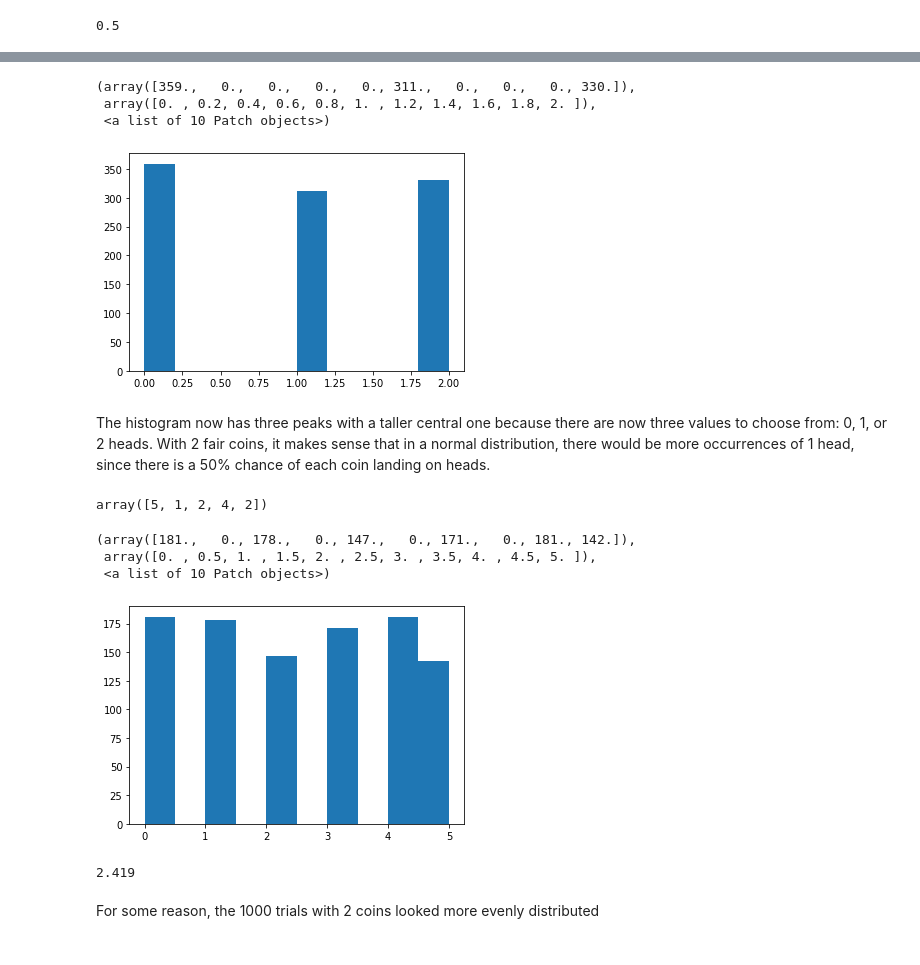
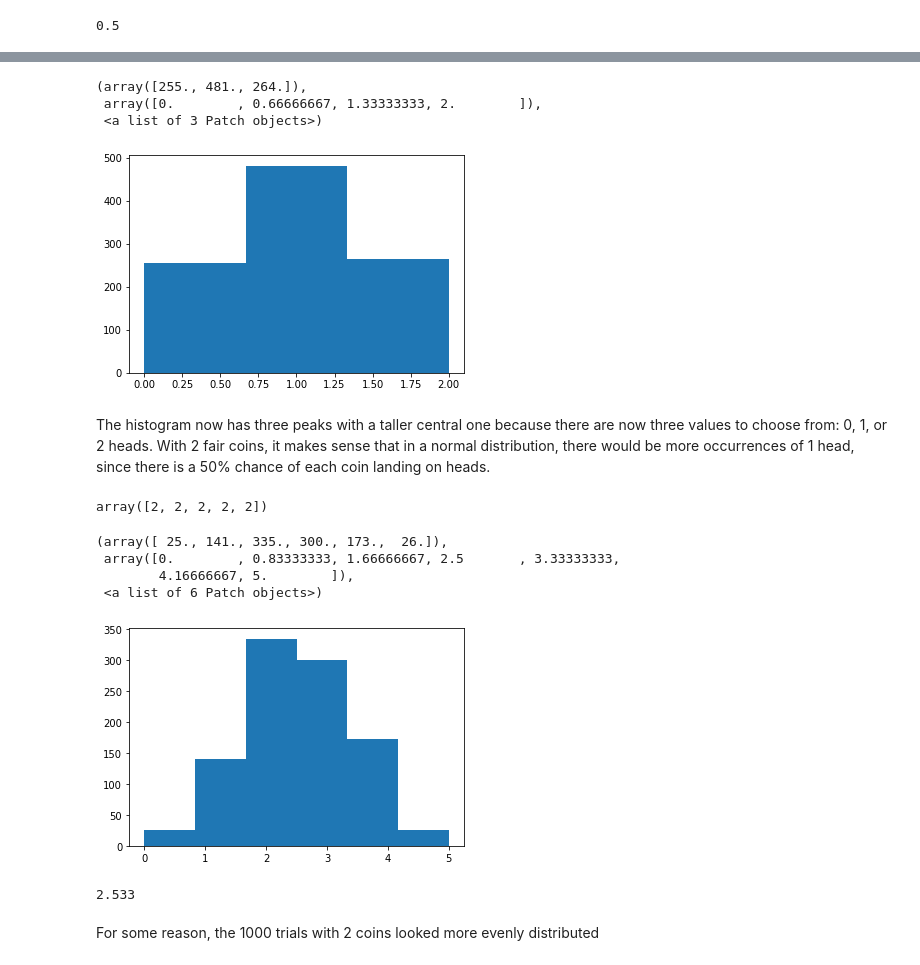
Before and after one commit to simrankota/info370, a Jupyter notebook: assignments/ps-inference-mc.ipynb, the cells around one changed output, grey strips where cells are left out. Cells and saved outputs as stored; diff of their text form; code cells hidden in the pictures.

```diff
--- a/assignments/ps-inference-mc.ipynb
+++ b/assignments/ps-inference-mc.ipynb
@@ -33,29 +31,30 @@ np.mean(coins2)
 # %%
-plt.hist(coins2)
+plt.hist(coins2, bins=3)
 # %% [output]
-(array([359.,   0.,   0.,   0.,   0., 311.,   0.,   0.,   0., 330.]),
- array([0. , 0.2, 0.4, 0.6, 0.8, 1. , 1.2, 1.4, 1.6, 1.8, 2. ]),
- <a list of 10 Patch objects>)
+(array([255., 481., 264.]),
+ array([0.        , 0.66666667, 1.33333333, 2.        ]),
+ <a list of 3 Patch objects>)
-[figure, old version]
+[figure, new version]
 # %% [markdown]
 The histogram now has three peaks with a taller central one because there are now three values to choose from: 0, 1, or 2 heads. With 2 fair coins, it makes sense that in a normal distribution, there would be more occurrences of 1 head, since there is a 50% chance of each coin landing on heads.
 # %%
-coins5 = np.random.choice([0, 1, 2, 3, 4, 5], 1000)
+coins5 = np.random.binomial(5, 0.5, size=1000)
 # %%
 coins5[:5]
 # %% [output]
-array([5, 1, 2, 4, 2])
+array([2, 2, 2, 2, 2])
 # %%
-plt.hist(coins5)
+plt.hist(coins5, bins=6)
 # %% [output]
-(array([181.,   0., 178.,   0., 147.,   0., 171.,   0., 181., 142.]),
- array([0. , 0.5, 1. , 1.5, 2. , 2.5, 3. , 3.5, 4. , 4.5, 5. ]),
- <a list of 10 Patch objects>)
+(array([ 25., 141., 335., 300., 173.,  26.]),
+ array([0.        , 0.83333333, 1.66666667, 2.5       , 3.33333333,
+        4.16666667, 5.        ]),
+ <a list of 6 Patch objects>)
-[figure, old version]
+[figure, new version]
 # %%
 np.mean(coins5)
 # %% [output]
-2.419
+2.533
 # %% [markdown]
 For some reason, the 1000 trials with 2 coins looked more evenly distributed
 # %%
```
Also changed, not shown: parts of 28 cells of this notebook, 1 other file.
